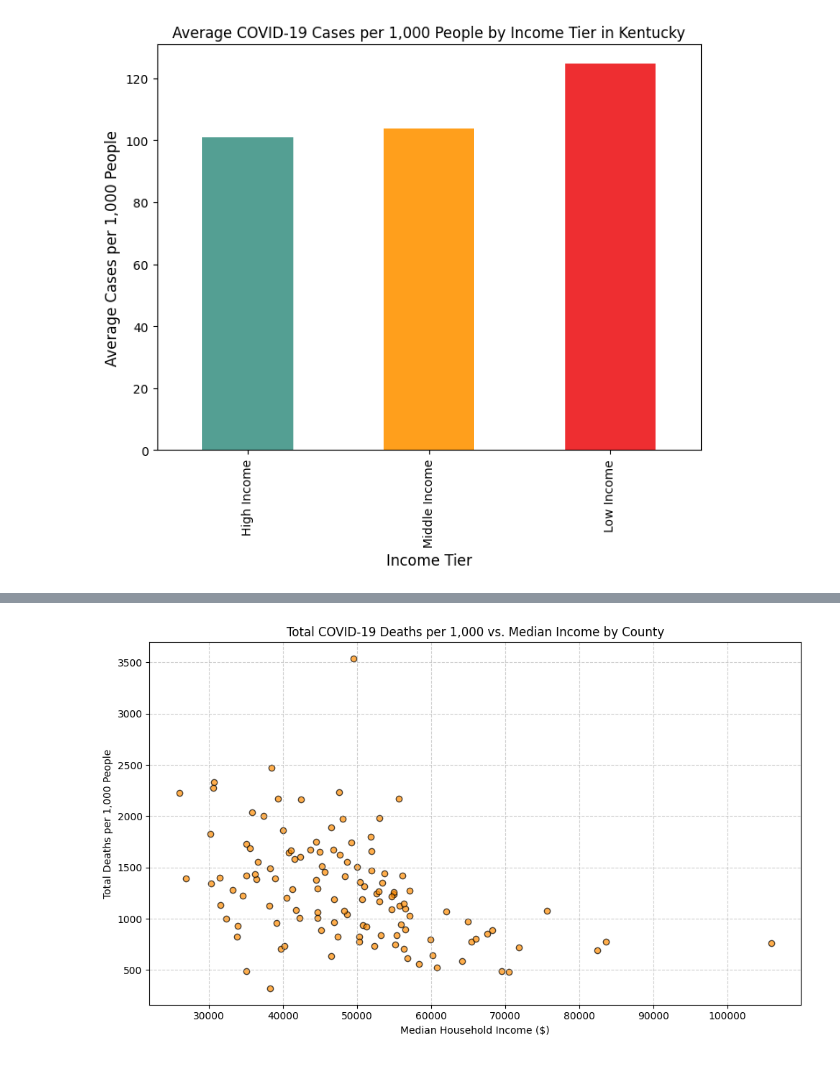
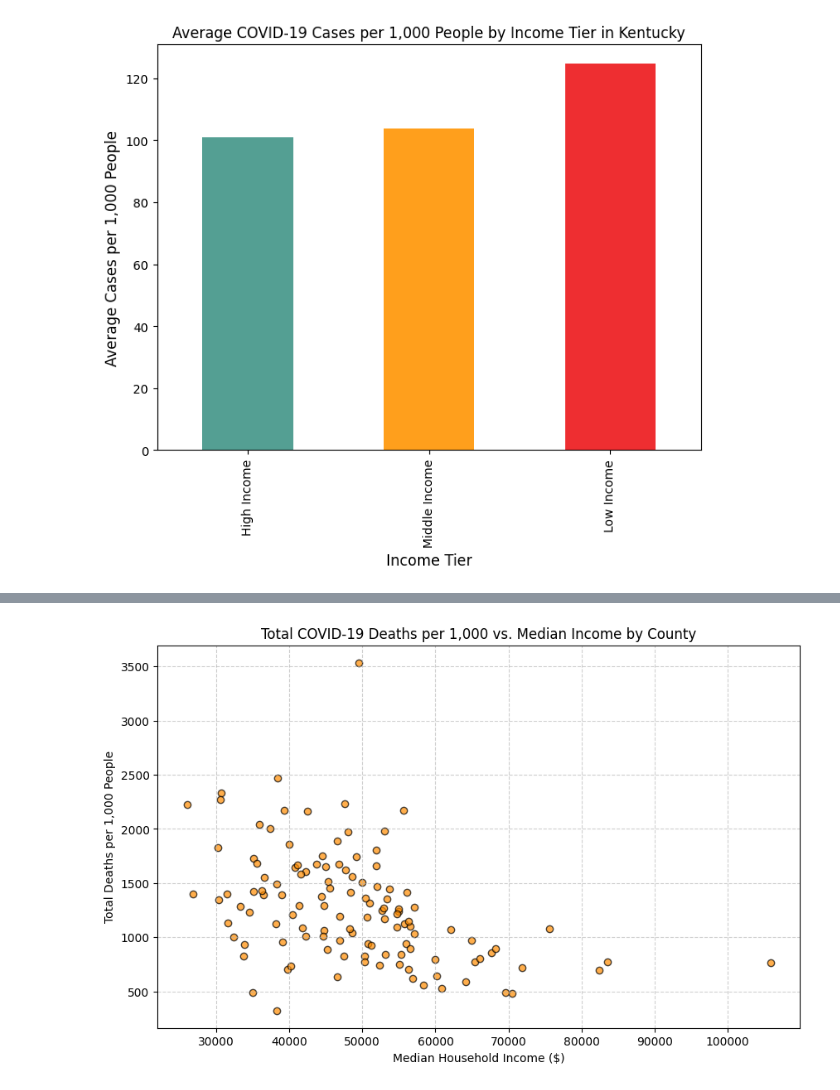
Before and after one commit to JonChadwell/covid_vs_income_ky, a Jupyter notebook: notebooks/covid_analysis.ipynb, the cells around one changed output, grey strips where cells are left out. Cells and saved outputs as stored; diff of their text form; code cells hidden in the pictures.

```diff
--- a/notebooks/covid_analysis.ipynb
+++ b/notebooks/covid_analysis.ipynb
@@ -853,21 +846,20 @@ plt.show()
 # %%
-# Aggregate total deaths per 1,000 by county
+# Aggregate total deaths per 1,000 by county so I can create a scatter plot
 scatter_data = merged_df.groupby('county').agg({
     'deaths_per_1000': 'sum',
     'Median Household Income': 'first'
 }).reset_index()
 
 plt.figure(figsize=(10,6))
 plt.scatter(
     scatter_data['Median Household Income'],
     scatter_data['deaths_per_1000'],
     color='darkorange', alpha=0.7, edgecolors='black'
 )
 plt.title('Total COVID-19 Deaths per 1,000 vs. Median Income by County')
 plt.xlabel('Median Household Income ($)')
 plt.ylabel('Total Deaths per 1,000 People')
 plt.grid(True, linestyle='--', alpha=0.6)
-plt.tight_layout()
 plt.show()
 # %% [output]
-[figure, old version]
+[figure, new version]
```
Also changed, not shown: parts of 10 cells of this notebook, 4 other files.
